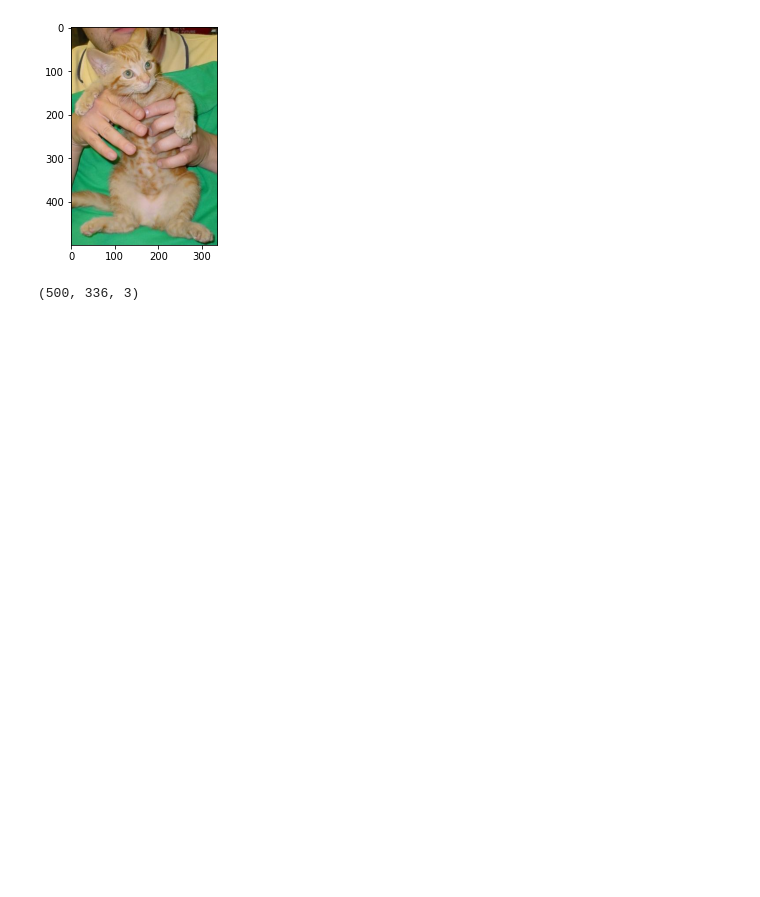
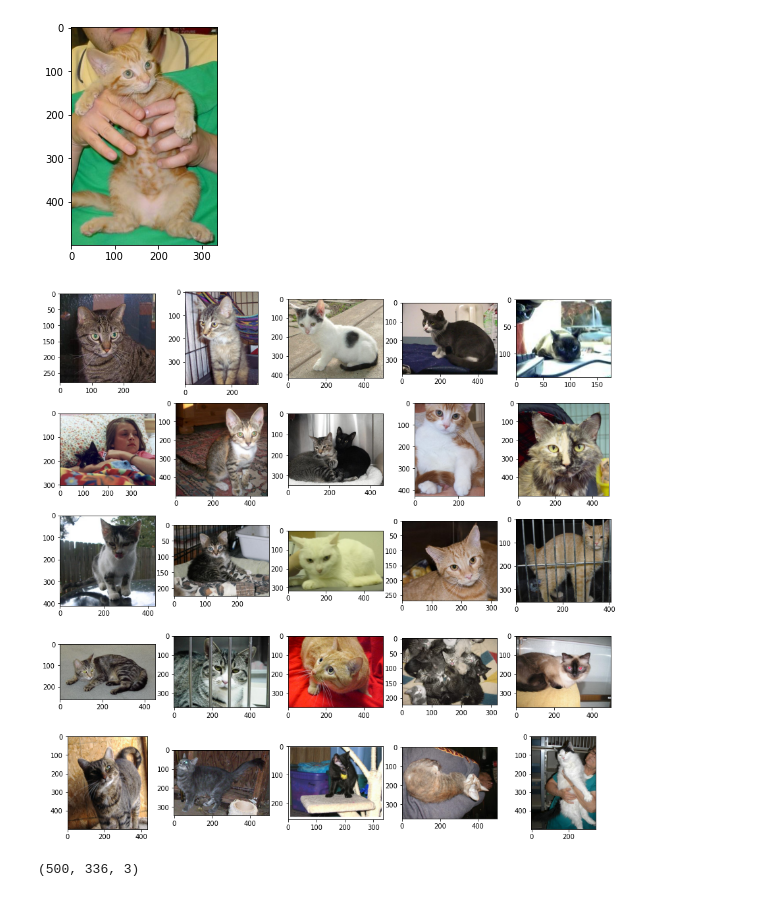
Before and after one commit to aryatomarAI/Computer-Vision-with-OpenCV-and-Deep-Learning, a Jupyter notebook: Deep-Learning-for-Computer-Vision/Deep_Learning_on_custom_images.ipynb, the cells around one changed output. Cells and saved outputs as stored; diff of their text form; code cells hidden in the pictures; blank space fills up the shorter version.

```diff
--- a/Deep-Learning-for-Computer-Vision/Deep_Learning_on_custom_images.ipynb
+++ b/Deep-Learning-for-Computer-Vision/Deep_Learning_on_custom_images.ipynb
@@ -38,6 +38,17 @@ cat4=cv2.cvtColor(cat4,cv2.COLOR_BGR2RGB)
 plt.imshow(cat4);
 # %% [output]
 [figure]
+# %%
+path="drive/MyDrive/Data/CATS_DOGS/train/CAT/"
+plt.figure(figsize=(15,15))
+
+for i in range(25):
+  ax=plt.subplot(5,5,i+1)
+  image=cv2.imread(path + str(i+1) + ".jpg")
+  image=cv2.cvtColor(image,cv2.COLOR_BGR2RGB)
+  plt.imshow(image)
+# %% [output]
+[figure, added]
 # %%
 cat4.shape
 # %% [output]
```
Also changed, not shown: parts of 15 cells of this notebook, 1 other file.
